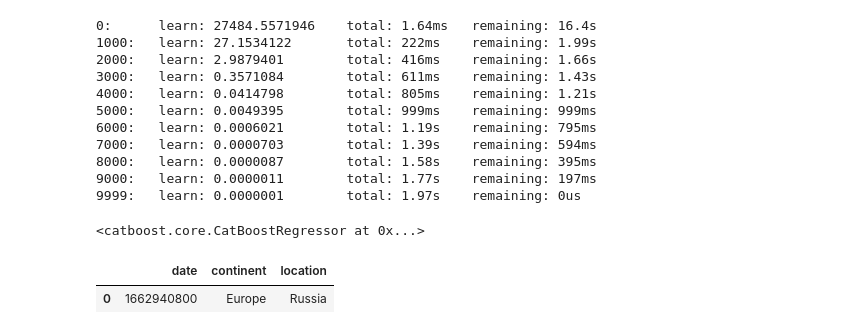
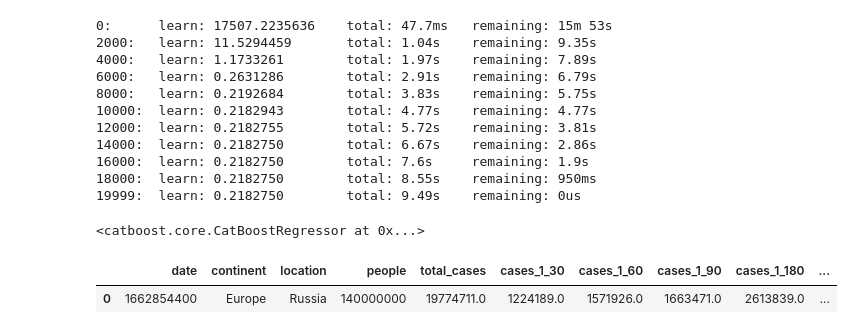
Before and after one commit to noxmyn/DMA, a Jupyter notebook: ML/covid-catboost.ipynb, the cells around one changed output. Cells and saved outputs as stored; diff of their text form; code cells hidden in the pictures.

```diff
--- a/ML/covid-catboost.ipynb
+++ b/ML/covid-catboost.ipynb
@@ -81,32 +79,66 @@ limit_metric_period
 #import catboost
 from catboost import CatBoostRegressor
 
+#limits
+limit_iterations = 20000
+limit_metric_period = int(limit_iterations/10)
+
+limit_metric_period
+
 # Initialize CatBoostRegressor
 model = CatBoostRegressor(iterations=limit_iterations,
-                          learning_rate=1,
-                          depth=3)
+                          learning_rate=0.6,
+                          depth=4)
 # Fit model
 model.fit(train_dataset, metric_period=limit_metric_period) #, plot='true'
 # %% [output]
-0:      learn: 27484.5571946    total: 1.64ms   remaining: 16.4s
-1000:   learn: 27.1534122       total: 222ms    remaining: 1.99s
-2000:   learn: 2.9879401        total: 416ms    remaining: 1.66s
-3000:   learn: 0.3571084        total: 611ms    remaining: 1.43s
-4000:   learn: 0.0414798        total: 805ms    remaining: 1.21s
-5000:   learn: 0.0049395        total: 999ms    remaining: 999ms
-6000:   learn: 0.0006021        total: 1.19s    remaining: 795ms
-7000:   learn: 0.0000703        total: 1.39s    remaining: 594ms
-8000:   learn: 0.0000087        total: 1.58s    remaining: 395ms
-9000:   learn: 0.0000011        total: 1.77s    remaining: 197ms
-9999:   learn: 0.0000001        total: 1.97s    remaining: 0us
+0:      learn: 17507.2235636    total: 47.7ms   remaining: 15m 53s
+2000:   learn: 11.5294459       total: 1.04s    remaining: 9.35s
+4000:   learn: 1.1733261        total: 1.97s    remaining: 7.89s
+6000:   learn: 0.2631286        total: 2.91s    remaining: 6.79s
+8000:   learn: 0.2192684        total: 3.83s    remaining: 5.75s
+10000:  learn: 0.2182943        total: 4.77s    remaining: 4.77s
+12000:  learn: 0.2182755        total: 5.72s    remaining: 3.81s
+14000:  learn: 0.2182750        total: 6.67s    remaining: 2.86s
+16000:  learn: 0.2182750        total: 7.6s     remaining: 1.9s
+18000:  learn: 0.2182750        total: 8.55s    remaining: 950ms
+19999:  learn: 0.2182750        total: 9.49s    remaining: 0us
 <catboost.core.CatBoostRegressor at 0x...>
-# %%
-pedict_df = df2.loc[:, df2.columns !='new_cases'].tail(1)#+86400
-pedict_df['date'] = pedict_df['date']+86400
-pedict_df.reset_index(drop=True, inplace=True)
-pedict_df
-# %% [output]
-|  | date | continent | location |
-| 0 | 1662940800 | Europe | Russia |
+# %%
+df_predict = ps.sqldf('''
+                select *
+                from
+                (select date as date, continent, location, 140000000 people,
+                sum(new_cases) over (PARTITION BY continent, location ORDER BY date ROWS UNBOUNDED PRECEDING) total_cases,
+                sum(new_cases) over (PARTITION BY continent, location ORDER BY date ROWS BETWEEN 3-1 PRECEDING AND 1-1 PRECEDING) cases_1_3,
+                sum(new_cases) over (PARTITION BY continent, location ORDER BY date ROWS BETWEEN 7-1 PRECEDING AND 1-1 PRECEDING) cases_1_7,
+                sum(new_cases) over (PARTITION BY continent, location ORDER BY date ROWS BETWEEN 14-1 PRECEDING AND 1-1 PRECEDING) cases_1_14,
+                sum(new_cases) over (PARTITION BY continent, location ORDER BY date ROWS BETWEEN 21-1 PRECEDING AND 1-1 PRECEDING) cases_1_21,
+                sum(new_cases) over (PARTITION BY continent, location ORDER BY date ROWS BETWEEN 30-1 PRECEDING AND 1-1 PRECEDING) cases_1_30,
+                sum(new_cases) over (PARTITION BY continent, location ORDER BY date ROWS BETWEEN 60-1 PRECEDING AND 1-1 PRECEDING) cases_1_60,
+                sum(new_cases) over (PARTITION BY continent, location ORDER BY date ROWS BETWEEN 90-1 PRECEDING AND 1-1 PRECEDING) cases_1_90,
+                sum(new_cases) over (PARTITION BY continent, location ORDER BY date ROWS BETWEEN 180-1 PRECEDING AND 1-1 PRECEDING) cases_1_180,
+
+                sum(new_cases) over (PARTITION BY continent, location ORDER BY date ROWS BETWEEN 7-1 PRECEDING AND 1-1 PRECEDING) -
+                sum(new_cases) over (PARTITION BY continent, location ORDER BY date ROWS BETWEEN 14-1 PRECEDING AND 8-1 PRECEDING) changes_7days,
+
+                sum(new_cases) over (PARTITION BY continent, location ORDER BY date ROWS BETWEEN 21-1 PRECEDING AND 14-1 PRECEDING) -
+                sum(new_cases) over (PARTITION BY continent, location ORDER BY date ROWS BETWEEN 28-1 PRECEDING AND 22-1 PRECEDING) changes_next7days,
+
+                sum(new_cases) over (PARTITION BY continent, location ORDER BY date ROWS BETWEEN 30-1 PRECEDING AND 1-1 PRECEDING) -
+                sum(new_cases) over (PARTITION BY continent, location ORDER BY date ROWS BETWEEN 60-1 PRECEDING AND 31-1 PRECEDING) changes_30days,
+
+                sum(new_cases) over (PARTITION BY continent, location ORDER BY date ROWS BETWEEN 90-1 PRECEDING AND 1-1 PRECEDING) -
+                sum(new_cases) over (PARTITION BY continent, location ORDER BY date ROWS BETWEEN 180-1 PRECEDING AND 91-1 PRECEDING) changes_90days
+
+                from df2
+                order by date, new_cases) a
+                where date=(select max(date) from df2)
+                ''')
+df_predict
+#df_predict.drop(['date'], axis=1)
+# %% [output]
+|  | date | continent | location | people | total_cases | cases_1_30 | cases_1_60 | cases_1_90 | cases_1_180 | ... |
+| 0 | 1662854400 | Europe | Russia | 140000000 | 19774711.0 | 1224189.0 | 1571926.0 | 1663471.0 | 2613839.0 | ... |
 # %%
 # Get predictions
```
Also changed, not shown: parts of 17 cells of this notebook, 4 other files.
